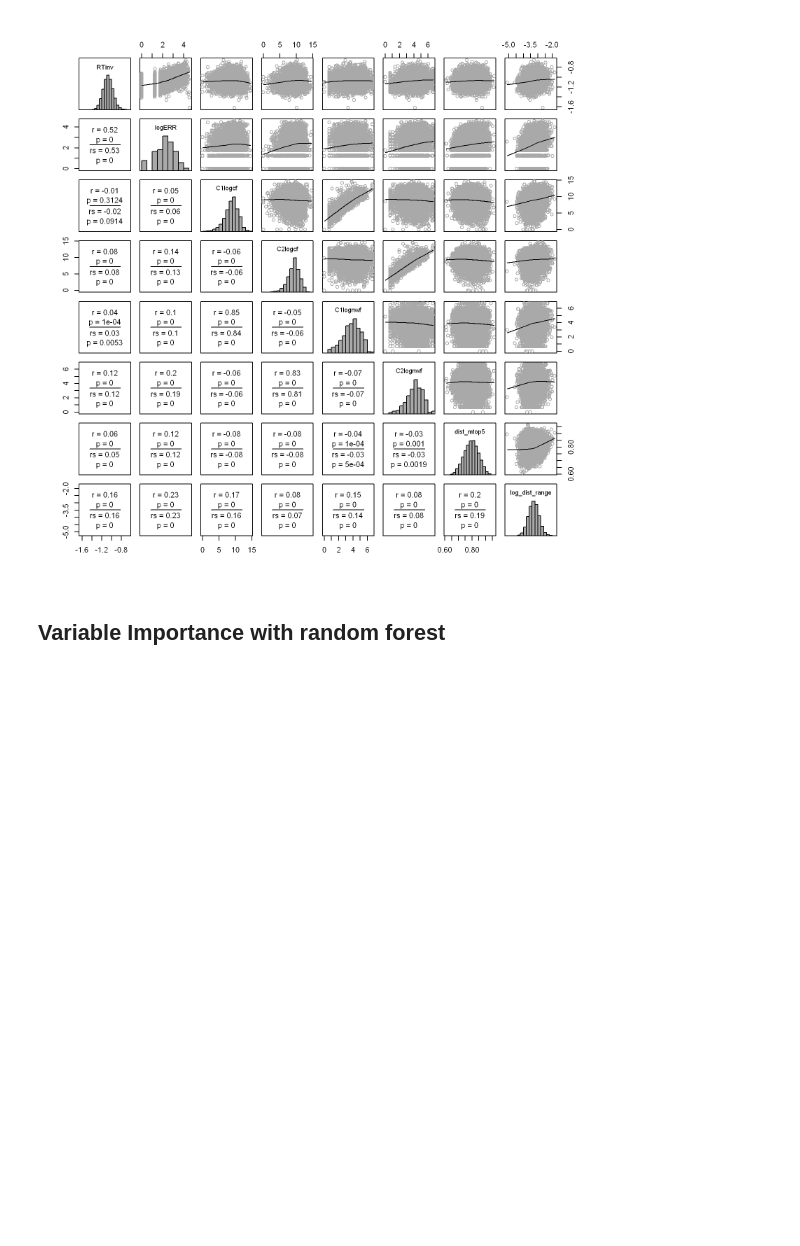
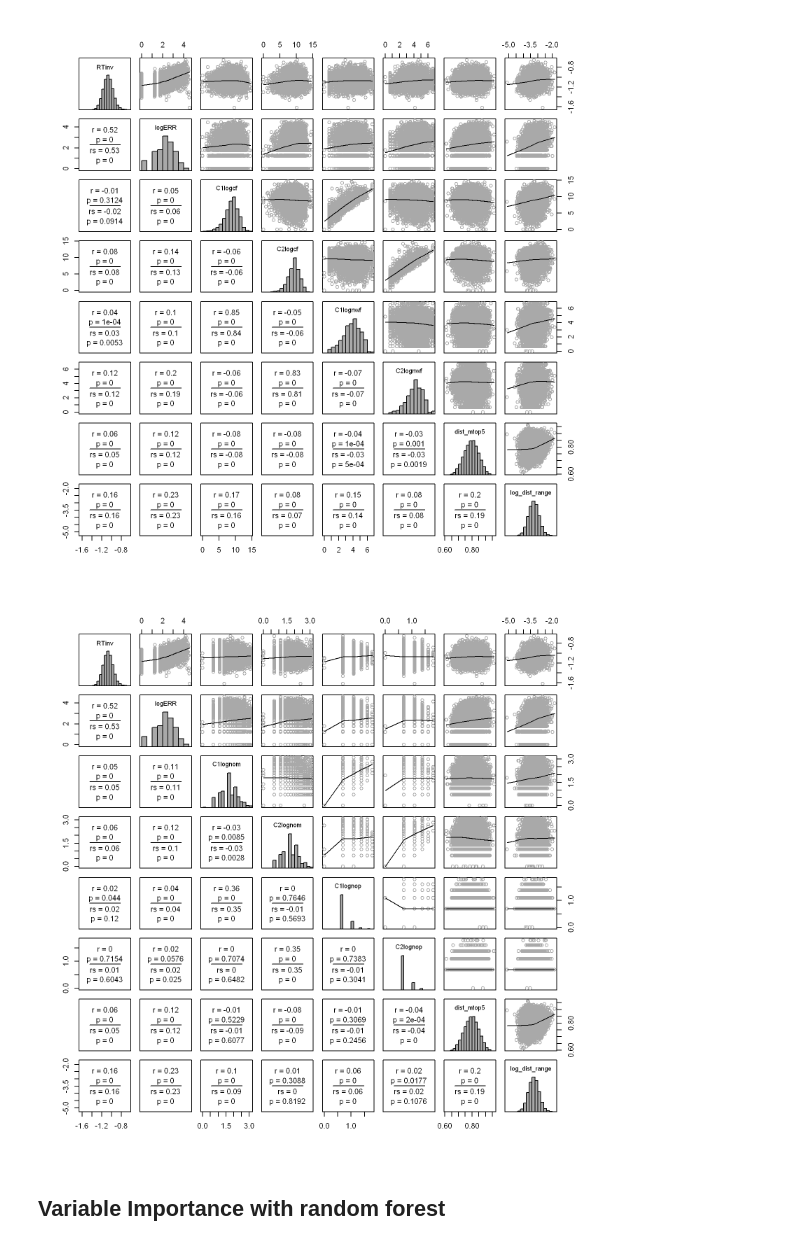
Before and after one commit to seantyh/morphert, a Jupyter notebook: etc/80.01-R-meld-nw.ipynb, the cells around one changed output. Drawn from its saved outputs; the diff is of its cells as text; code cells hidden in the pictures; blank space fills up the shorter version.

```diff
--- a/etc/80.01-R-meld-nw.ipynb
+++ b/etc/80.01-R-meld-nw.ipynb
@@ -68,6 +72,11 @@ popt(8,8)
 pairscor.fnc(data[,strsplit("RTinv,logERR,C1logcf,C2logcf,C1lognwf,C2lognwf,dist_mtop5,log_dist_range", ",")[[1]]])
 # %% [output]
 [figure]
+# %%
+popt(8,8)
+pairscor.fnc(data[,strsplit("RTinv,logERR,C1lognom,C2lognom,C1lognop,C2lognop,dist_mtop5,log_dist_range", ",")[[1]]])
+# %% [output]
+[figure, added]
 # %% [markdown]
 ## Variable Importance with random forest
 # %% [markdown]
```
Also changed, not shown: parts of 8 cells of this notebook, 10 other files.
